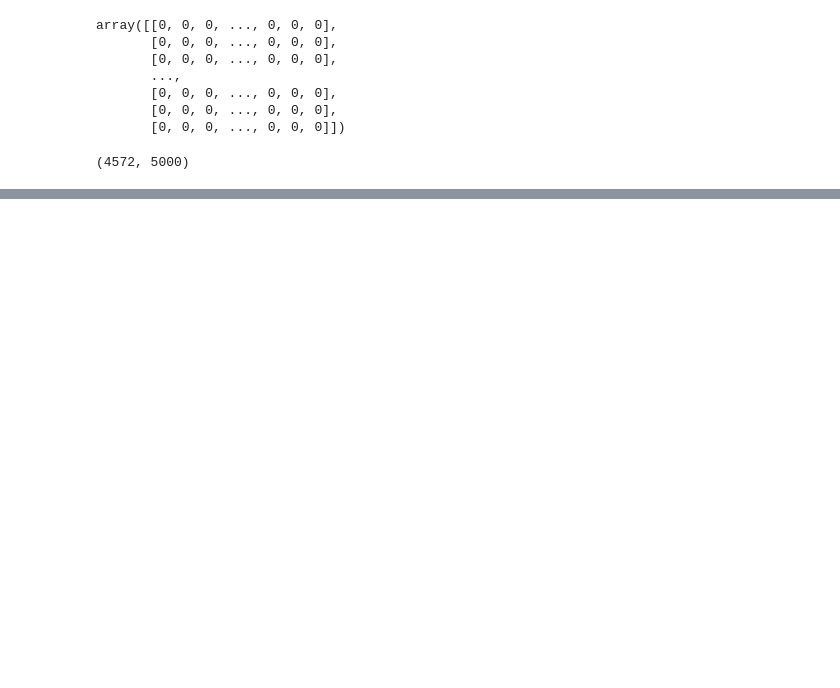
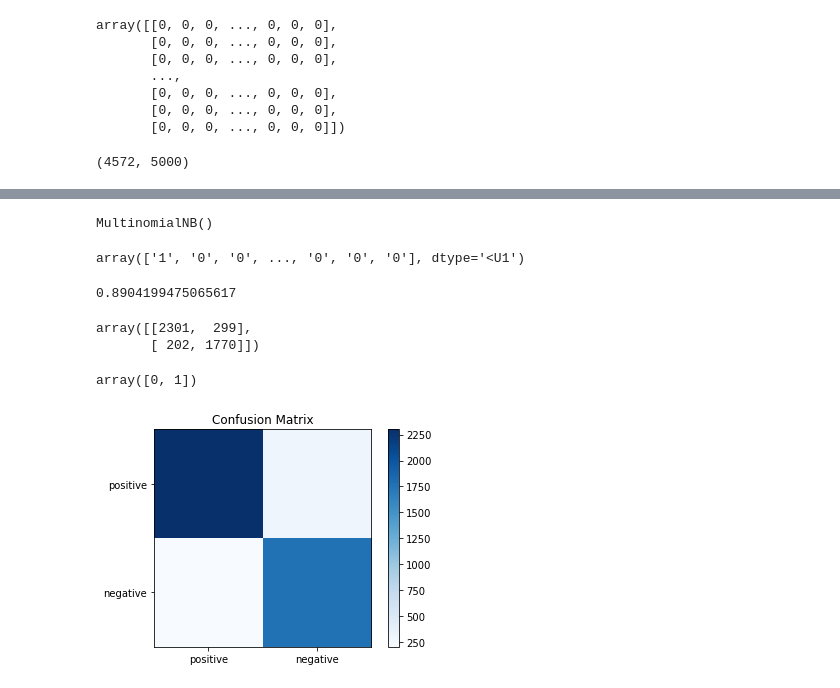
Before and after one commit to puneetsran/fake_news, a Jupyter notebook: fake_news.ipynb, the cells around one changed output, grey strips where cells are left out. Saved outputs shown, nothing was run; the diff lists cells and outputs as text; code cells hidden in the pictures; blank space fills up the shorter version.

Commit message:
apply Naive Bayes classifier and view confusion matrix

```diff
--- a/fake_news.ipynb
+++ b/fake_news.ipynb
@@ -285,0 +290,12 @@ X_test.shape
+# %%
+from sklearn.naive_bayes import MultinomialNB
+classifier = MultinomialNB()
+# %%
+classifier.fit(X_train, y_train)
+# %% [output]
+MultinomialNB()
+# %%
+pred = classifier.predict(X_test)
+pred
+# %% [output]
+array(['1', '0', '0', ..., '0', '0', '0'], dtype='<U1')
@@ -285,0 +304,10 @@ X_test.shape
+# %%
+metrics.accuracy_score(y_test, pred)
+# %% [output]
+0.8904199475065617
+# %%
+cm = metrics.confusion_matrix(y_test, pred)
+cm
+# %% [output]
+array([[2301,  299],
+       [ 202, 1770]])
@@ -285,0 +319,17 @@ X_test.shape
+# %%
+# aside
+labels = ['positive', 'negative']
+np.arange(len(labels))
+# %% [output]
+array([0, 1])
+# %%
+plt.imshow(cm, interpolation = 'nearest', cmap = plt.cm.Blues)
+plt.colorbar()
+plt.title('Confusion Matrix')
+labels = ['positive', 'negative']
+tick_marks = np.arange(len(labels))
+plt.xticks(tick_marks, labels)
+plt.yticks(tick_marks, labels)
+plt.show()
+# %% [output]
+[figure, added]
```
Also changed, not shown: parts of 7 cells of this notebook.
